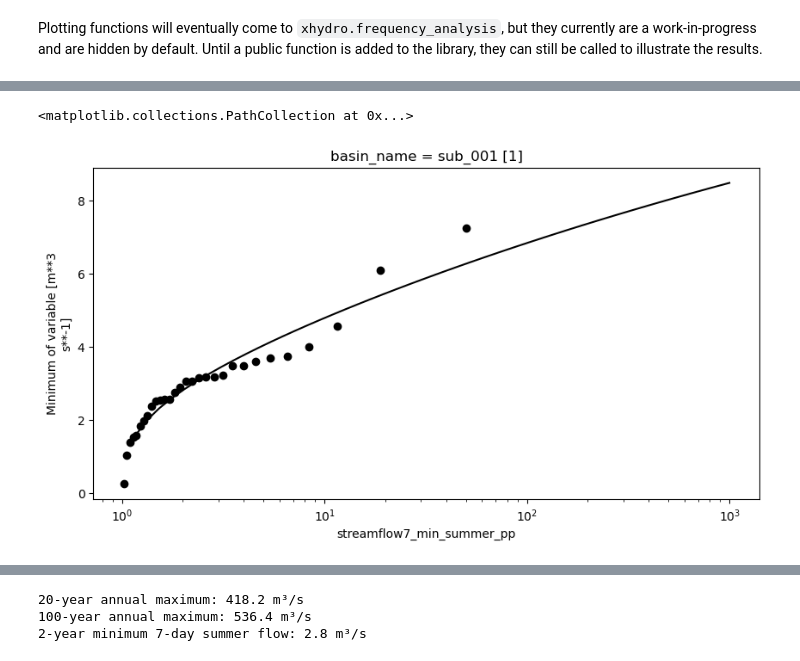
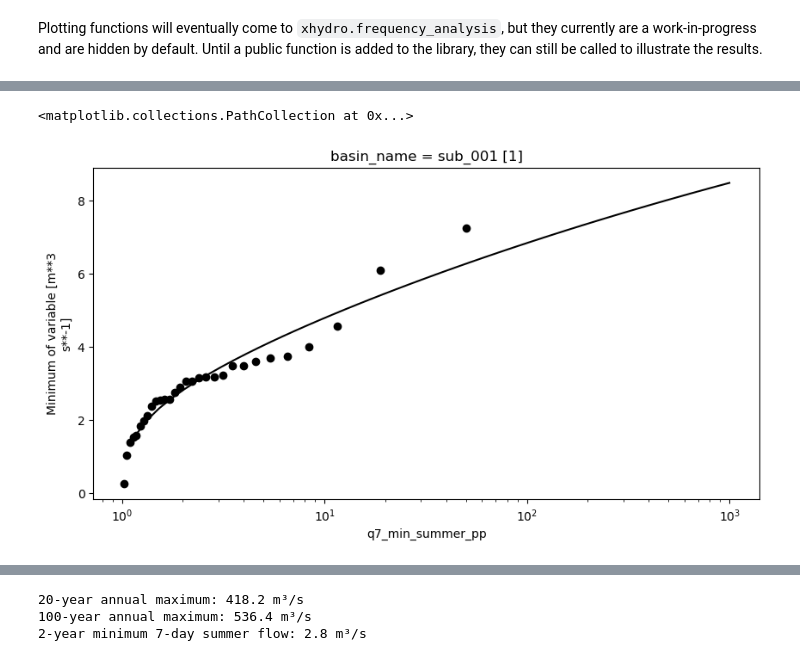
Before and after one commit to hydrologie/xhydro, a Jupyter notebook: docs/notebooks/use_case.ipynb, the cells around one changed output, grey strips where cells are left out. Cells and saved outputs as stored; diff of their text form; code cells hidden in the pictures.

```diff
--- a/docs/notebooks/use_case.ipynb
+++ b/docs/notebooks/use_case.ipynb
@@ -718,9 +714,7 @@ While not foolproof, the best fit can be identified using the Bayesian Informati
 criteria_max = xhfa.local.criteria(qref_max, params_max)
 criteria_max = str(
     criteria_max.isel(
-        scipy_dist=criteria_max.streamflow_max_annual.sel(criterion="bic")
-        .argmin()
-        .values
+        scipy_dist=criteria_max.q_max_annual.sel(criterion="bic").argmin().values
     ).scipy_dist.values
 )  # Get the best fit as a string
 print(f"Best distribution for the annual maxima: {criteria_max}")
@@ -728,9 +722,7 @@ print(f"Best distribution for the annual maxima: {criteria_max}")
 criteria_min = xhfa.local.criteria(qref_min, params_min)
 criteria_min = str(
     criteria_min.isel(
-        scipy_dist=criteria_min.streamflow7_min_summer.sel(criterion="bic")
-        .argmin()
-        .values
+        scipy_dist=criteria_min.q7_min_summer.sel(criterion="bic").argmin().values
     ).scipy_dist.values
 )  # Get the best fit as a string
 print(f"Best distribution for the summer 7-day minima: {criteria_min}")
@@ -761,22 +753,22 @@ pp.plot.scatter(
 # %%
 # Plotting
 data_min = xhfa.local._prepare_plots(
     params_min, xmin=1, xmax=1000, npoints=50, log=True
 )
-data_min["streamflow7_min_summer"].attrs["long_name"] = "streamflow"
-pp = xhfa.local._get_plotting_positions(qref_min[["streamflow7_min_summer"]])
+data_min["q7_min_summer"].attrs["long_name"] = "q"
+pp = xhfa.local._get_plotting_positions(qref_min[["q7_min_summer"]])
 
 ax = plt.figure(figsize=(10, 5))
-data_min.streamflow7_min_summer.sel(scipy_dist=criteria_min).plot(color="k")
+data_min.q7_min_summer.sel(scipy_dist=criteria_min).plot(color="k")
 plt.xscale("log")
 pp.plot.scatter(
-    x="streamflow7_min_summer_pp",
-    y="streamflow7_min_summer",
+    x="q7_min_summer_pp",
+    y="q7_min_summer",
     color="k",
 )
 # %% [output]
 <matplotlib.collections.PathCollection at 0x...>
-[figure, old version]
+[figure, new version]
 # %%
 # Computation of return levels
 rl_max = xhfa.local.parametric_quantiles(
```
Also changed, not shown: parts of 26 cells of this notebook, 13 other files.
